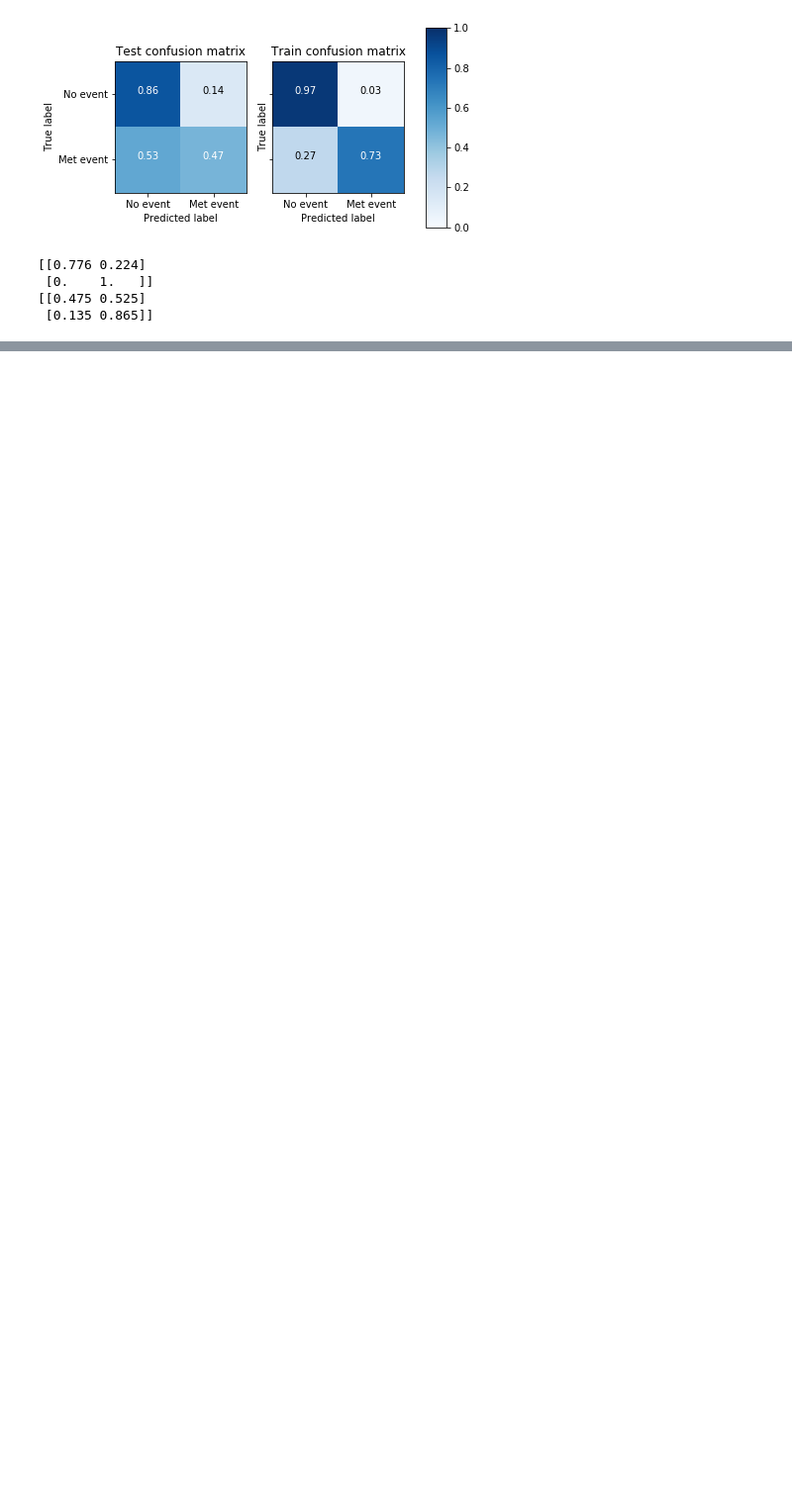
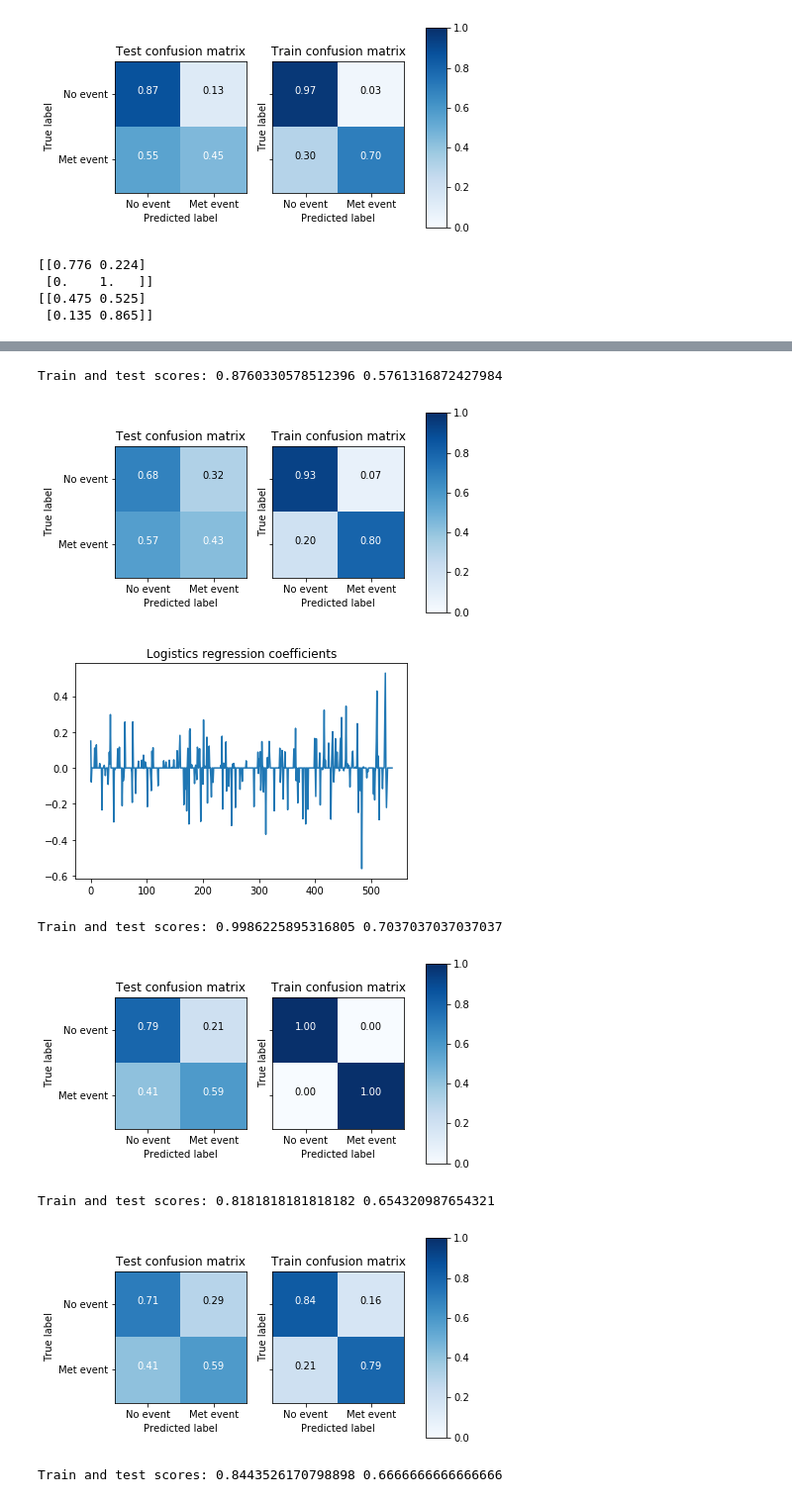
Before and after one commit to sjwilczynski/geneExpr, a Jupyter notebook: Exploration.ipynb, the cells around one changed output, grey strips where cells are left out. Shown at 99% size. Drawn from its saved outputs; the diff is of its cells as text; code cells hidden in the pictures; blank space fills up the shorter version.

Commit message:
split before analysis

```diff
--- a/Exploration.ipynb
+++ b/Exploration.ipynb
@@ -49,7 +58,7 @@ print(labels.shape, dataset.shape)
 # %% [output]
 (969,) (969, 12179)
 # %%
-X_train, X_test, y_train, y_test = train_test_split(dataset, labels, test_size=0.25, shuffle = True)
+X_train, X_test, y_train, y_test = load_train_and_test_parts()
 print("Train and test sizes: {} {}".format(X_train.shape, X_test.shape))
 print("(1, 0) labels count in train test: {} {}".format((np.count_nonzero(y_train==1), np.count_nonzero(y_train==0)),
                                                         (np.count_nonzero(y_test==1), np.count_nonzero(y_test==0))))
@@ -60,6 +69,35 @@ X_std_test = standarizer.transform(X_test)
 # %% [output]
 Train and test sizes: (726, 12179) (243, 12179)
 (1, 0) labels count in train test: (289, 437) (104, 139)
+# %%
+def read_mlcc_result(numb_clust, train_size):
+    robjects.r['load']("./mlcc_results/output{}_8_30_40.RData".format(numb_clust))
+    s, m, b = robjects.r['res']
+    segmentation = np.asarray(s)
+    mBIC = np.asarray(m)
+    b.names = robjects.r('0:{}'.format(numb_clust-1))
+    bases = dict(zip(b.names, map(list,list(b))))
+    dimensionalities = np.empty(numb_clust, dtype=np.int32)
+    for i in range(numb_clust):
+        dimensionalities[i] = len(bases[str(i)]) // train_size
+    return segmentation-1, mBIC, dimensionalities
+
+def apply_mlcc_dim_reduction(X, segmentation, dimensionalities):
+    numb_clust = dimensionalities.shape[0]
+    X_reduced = np.empty((X.shape[0], 0))
+    for i in range(numb_clust):
+        cluster = X[:, segmentation == i]
+        n_components = dimensionalities[i]
+        if cluster.shape[1] < n_components: #TODO - maybe mlcc shouldn't allow it
+            print("WARNING! Dimensionality of a cluster was greater than the number of variables. Ignoring this cluster.")
+        else:
+            X_reduced = np.concatenate((X_reduced, PCA(n_components=n_components).fit_transform(cluster)), axis=1)
+    return X_reduced
+# %%
+segmentation, mBIC, dimensionalities = read_mlcc_result(100, 969)
+# %%
+X_mlcc_train = apply_mlcc_dim_reduction(X_train, segmentation, dimensionalities)
+X_mlcc_test = apply_mlcc_dim_reduction(X_test, segmentation, dimensionalities)
 # %%
 def fit_clf(clf, train_set, train_labels, test_set, test_labels):
     clf = clf.fit(train_set, train_labels)
@@ -149,0 +188,11 @@ Train and test scores: 0.8181818181818182 0.5843621399176955
+# %%
+(clf_logit, clf_svm, clf_tree, clf_forest) = fit_models(X_mlcc_train, y_train, X_mlcc_test, y_test)
+# %% [output]
+Train and test scores: 0.8760330578512396 0.5761316872427984
+[figure, added]
+[figure, added]
+Train and test scores: 0.9986225895316805 0.7037037037037037
+[figure, added]
+Train and test scores: 0.8181818181818182 0.654320987654321
+[figure, added]
+Train and test scores: 0.8443526170798898 0.6666666666666666
```
Also changed, not shown: parts of 7 cells of this notebook, 3 other files.
